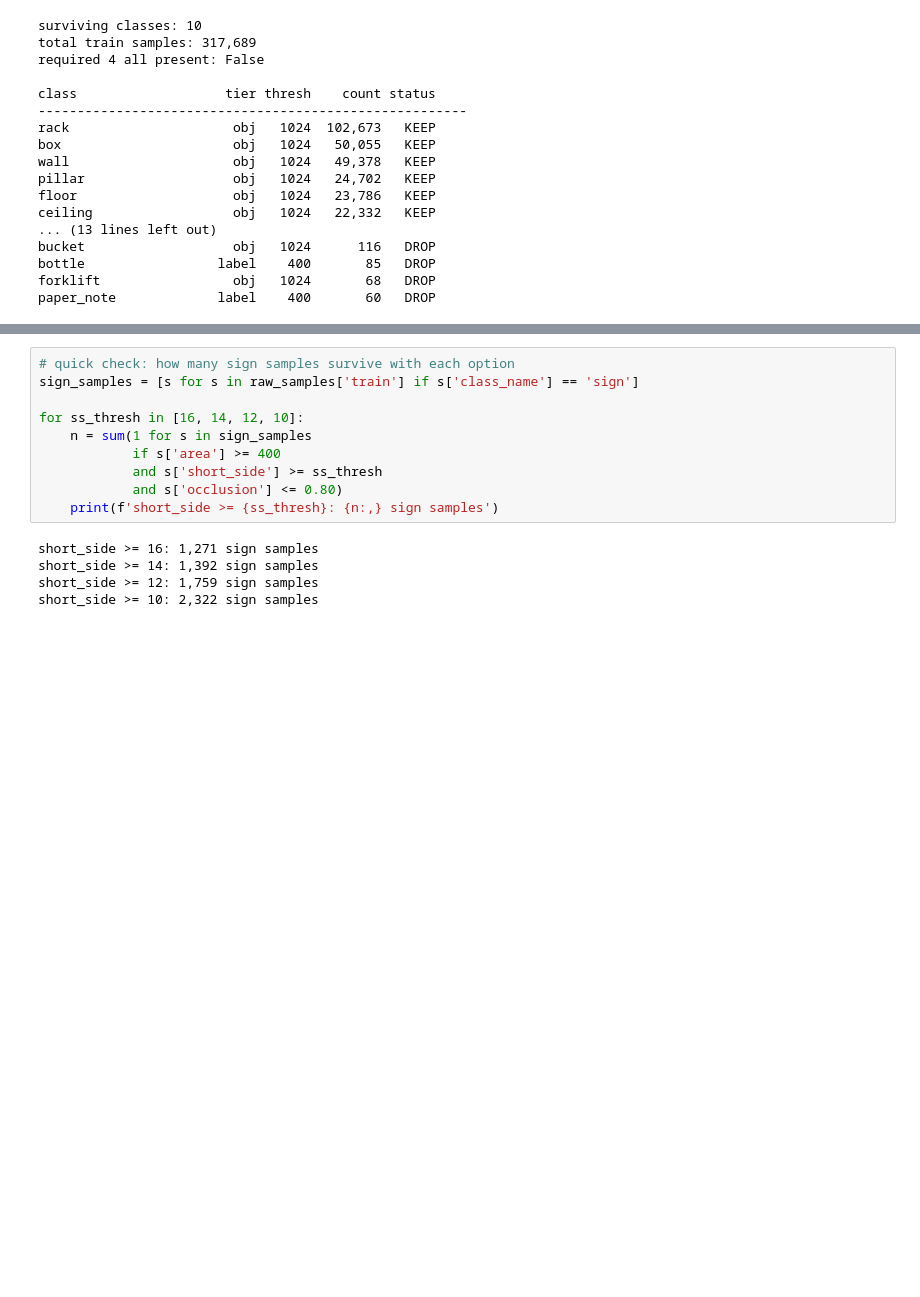
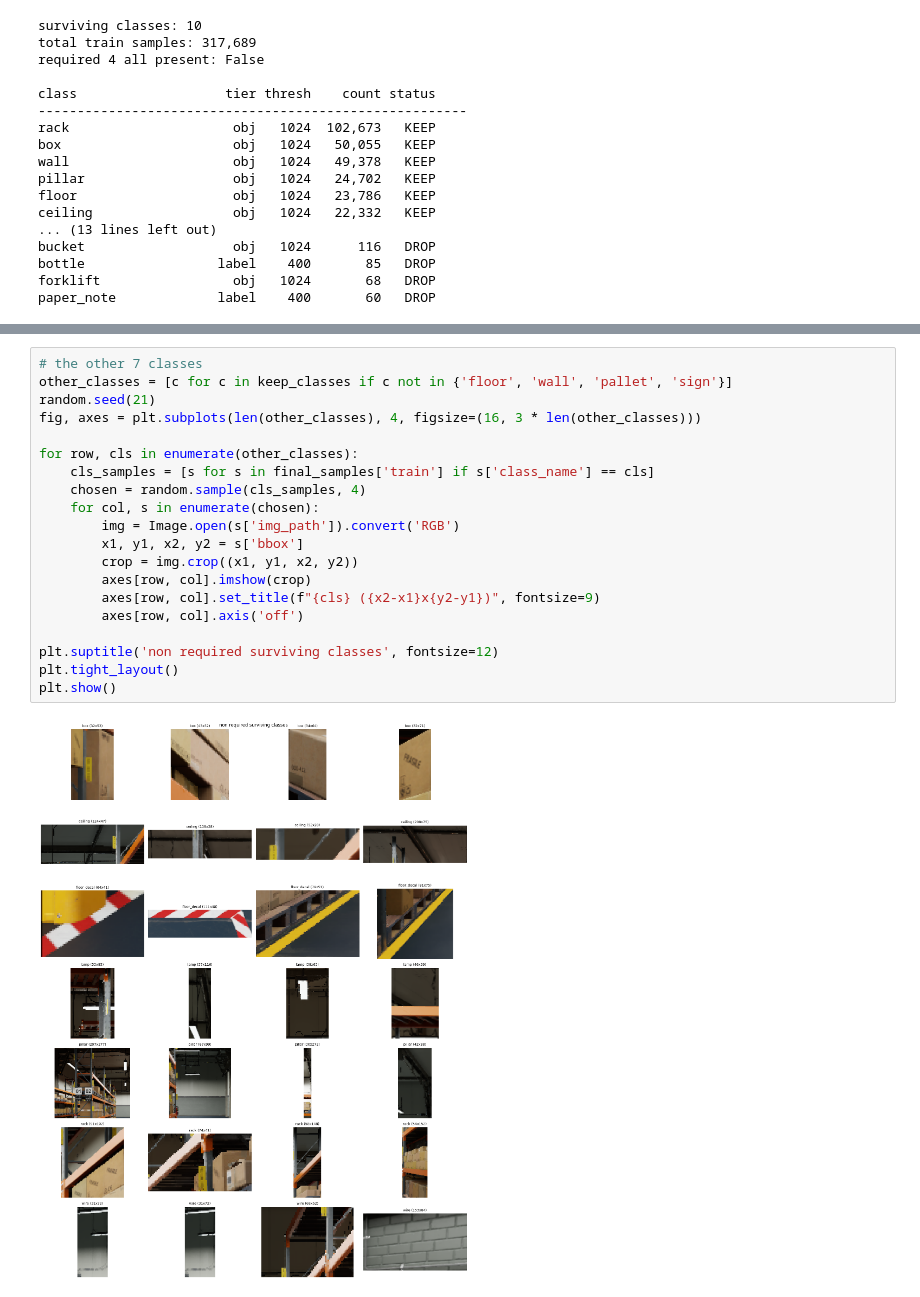
Before and after one commit to iav2002/Assignment_Advanced_Topics_In_DeepLearning, a Jupyter notebook: part2_EDA.ipynb, the cells around one changed output, grey strips where cells are left out. Saved outputs shown, nothing was run; the diff lists cells and outputs as text; blank space fills up the shorter version.

```diff
--- a/part2_EDA.ipynb
+++ b/part2_EDA.ipynb
@@ -985,15 +1027,22 @@ plt.show()
-# %%
-# quick check: how many sign samples survive with each option
-sign_samples = [s for s in raw_samples['train'] if s['class_name'] == 'sign']
-
-for ss_thresh in [16, 14, 12, 10]:
-    n = sum(1 for s in sign_samples
-            if s['area'] >= 400
-            and s['short_side'] >= ss_thresh
-            and s['occlusion'] <= 0.80)
-    print(f'short_side >= {ss_thresh}: {n:,} sign samples')
-# %% [output]
-short_side >= 16: 1,271 sign samples
-short_side >= 14: 1,392 sign samples
-short_side >= 12: 1,759 sign samples
-short_side >= 10: 2,322 sign samples
+# %%
+# the other 7 classes
+other_classes = [c for c in keep_classes if c not in {'floor', 'wall', 'pallet', 'sign'}]
+random.seed(21)
+fig, axes = plt.subplots(len(other_classes), 4, figsize=(16, 3 * len(other_classes)))
+
+for row, cls in enumerate(other_classes):
+    cls_samples = [s for s in final_samples['train'] if s['class_name'] == cls]
+    chosen = random.sample(cls_samples, 4)
+    for col, s in enumerate(chosen):
+        img = Image.open(s['img_path']).convert('RGB')
+        x1, y1, x2, y2 = s['bbox']
+        crop = img.crop((x1, y1, x2, y2))
+        axes[row, col].imshow(crop)
+        axes[row, col].set_title(f"{cls} ({x2-x1}x{y2-y1})", fontsize=9)
+        axes[row, col].axis('off')
+
+plt.suptitle('non required surviving classes', fontsize=12)
+plt.tight_layout()
+plt.show()
+# %% [output]
+[figure, added]
```
Also changed, not shown: parts of 10 cells of this notebook.
